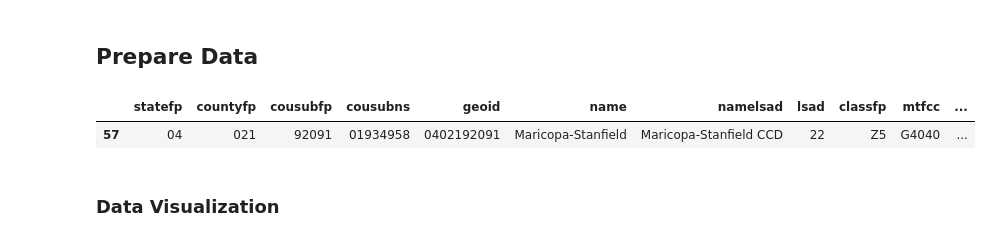
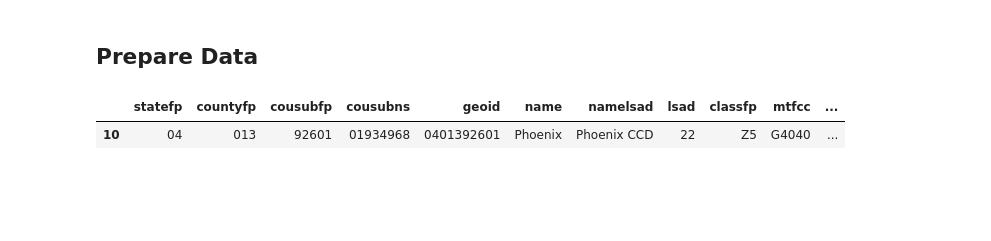
Before and after one commit to hazelvaq/Maricopa-Arizona-Changes-in-Biodiversity-Intactness-Index-, a Jupyter notebook: phoenix_bii_changes.ipynb, the cells around one changed output. Saved outputs shown, nothing was run; the diff lists cells and outputs as text; code cells hidden in the pictures; blank space fills up the shorter version.

```diff
--- a/phoenix_bii_changes.ipynb
+++ b/phoenix_bii_changes.ipynb
@@ -150,7 +150,7 @@ Attributes:
 #### Data Import: Arizona Counties shapefile
 # %%
 # Data Import: Arizona counties shapefile
-arizona_counties = gpd.read_file('data/tl_2022_04_cousub/tl_2022_04_cousub.shp')
+arizona_sub = gpd.read_file('data/tl_2022_04_cousub/tl_2022_04_cousub.shp')
 
 # Data Import: U.S. states shapefile
 us_states = gpd.read_file('data/states_shapefile/States_shapefile.shp')
@@ -158,15 +178,13 @@ us_states = gpd.read_file('data/states_shapefile/States_shapefile.shp')
 ## Prepare Data
 # %%
 # Lets make this lower case
-arizona_counties.columns = arizona_counties.columns.str.lower()
+arizona_sub.columns = arizona_sub.columns.str.lower()
 
-# Filter to Maricopa County
-maricopa_county = arizona_counties[arizona_counties.name =='Maricopa-Stanfield']
+# Filter to Phoenix subdivision
+phoenix = arizona_sub[arizona_sub.name =='Phoenix']
 
 # Let's view our results
-maricopa_county
+phoenix
 # %% [output]
 |  | statefp | countyfp | cousubfp | cousubns | geoid | name | namelsad | lsad | classfp | mtfcc | ... |
-| 57 | 04 | 021 | 92091 | 01934958 | 0402192091 | Maricopa-Stanfield | Maricopa-Stanfield CCD | 22 | Z5 | G4040 | ... |
+| 10 | 04 | 013 | 92601 | 01934968 | 0401392601 | Phoenix | Phoenix CCD | 22 | Z5 | G4040 | ... |
-# %% [markdown]
-### Data Visualization
```
Also changed, not shown: parts of 26 cells of this notebook.
